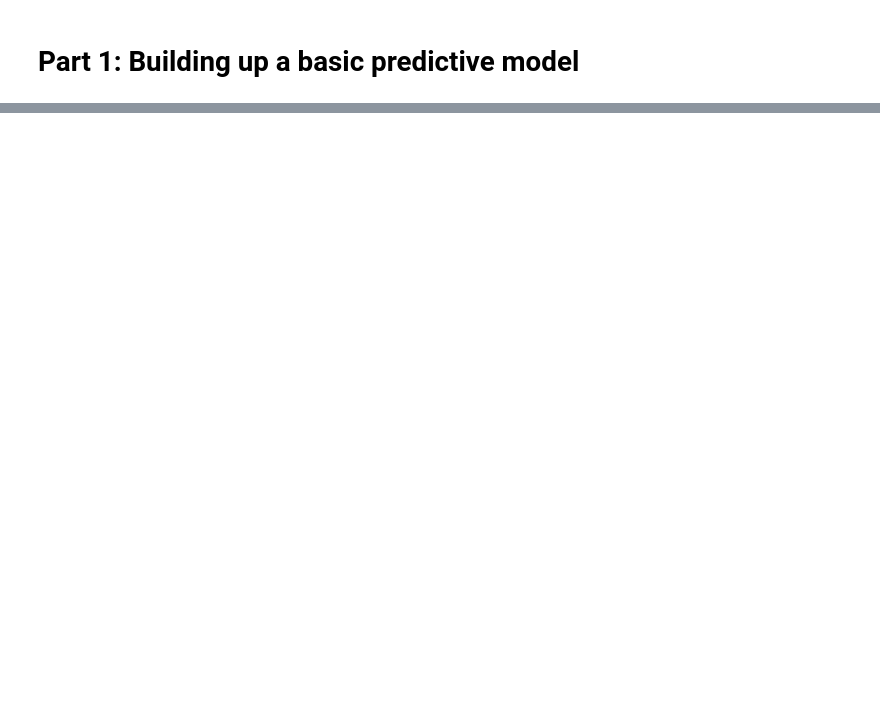
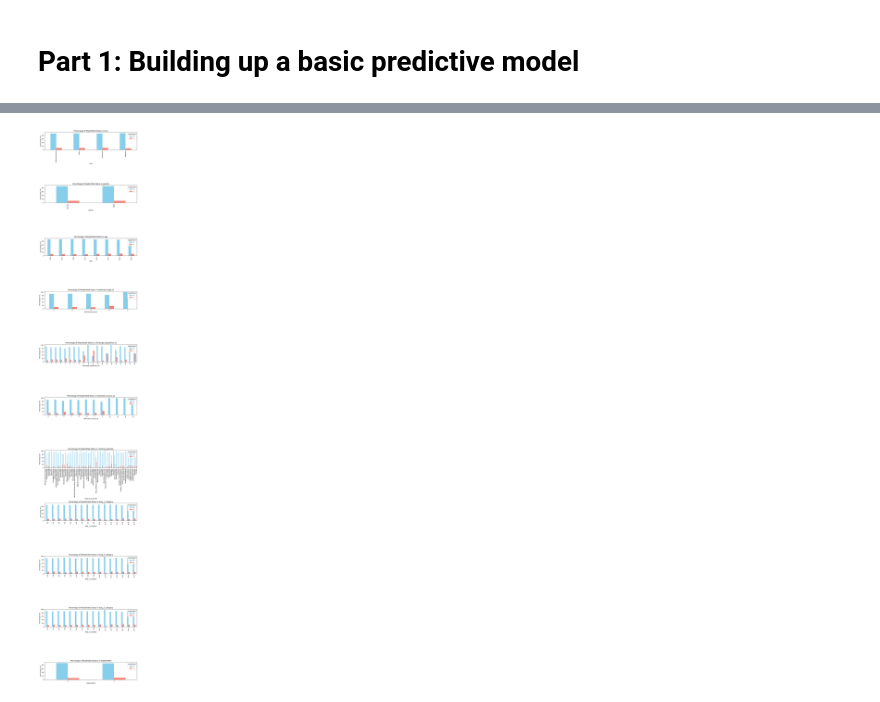
Before and after one commit to shinde-mayur/big-data-course-work, a Jupyter notebook: group88_solution.ipynb, the cells around one changed output, grey strips where cells are left out. Saved outputs shown, nothing was run; the diff lists cells and outputs as text; code cells hidden in the pictures; blank space fills up the shorter version.

```diff
--- a/group88_solution.ipynb
+++ b/group88_solution.ipynb
@@ -436,0 +538,29 @@ normalized_diabetic_data.to_csv('out.csv', index=False)
+# %%
+# Define columns for which we want to plot the percentage distribution of readmitted status
+columns_to_plot = [
+    'race', 'gender', 'age', 'admission_type_id', 'discharge_disposition_id',
+    'admission_source_id', 'medical_specialty', 'diag_1_category',
+    'diag_2_category', 'diag_3_category', 'diabetesMed'
+]
+
+# Set up the figure for plotting, with individual subplots for each column
+fig, axes = plt.subplots(len(columns_to_plot), 1, figsize=(10, 5 * len(columns_to_plot)))
+
+# Iteratively generate bar plots to show percentage distributions for each categorical feature
+for i, col in enumerate(columns_to_plot):
+    # Group the data by the column and 'readmitted' status, then count occurrences
+    counts = non_outlier_diabetic_data.groupby([col, 'readmitted']).size().unstack(fill_value=0)
+    # Convert the counts to percentages for a clearer comparison between categories
+    percentages = counts.div(counts.sum(axis=1), axis=0) * 100
+    # Plot the percentages as a bar graph on the respective subplot
+    percentages.plot(kind='bar', ax=axes[i], color=['skyblue', 'salmon'])
+    # Set the title, y-label, and x-label for each subplot for clarity
+    axes[i].set_title(f'Percentage of Readmitted Status in {col}')
+    axes[i].set_ylabel('Percentage (%)')
+    axes[i].set_xlabel(col)
+
+# Ensure the layout is adjusted to prevent overlap and improve readability
+plt.tight_layout()
+plt.show()
+# %% [output]
+[figure, added]
```
Also changed, not shown: parts of 74 cells of this notebook, 2 other files.
